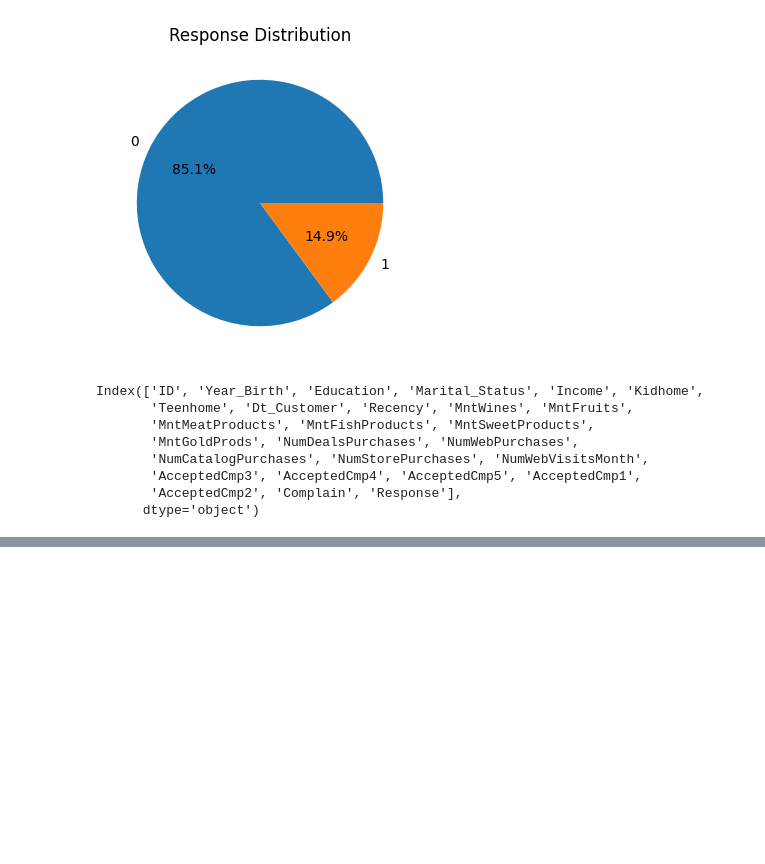
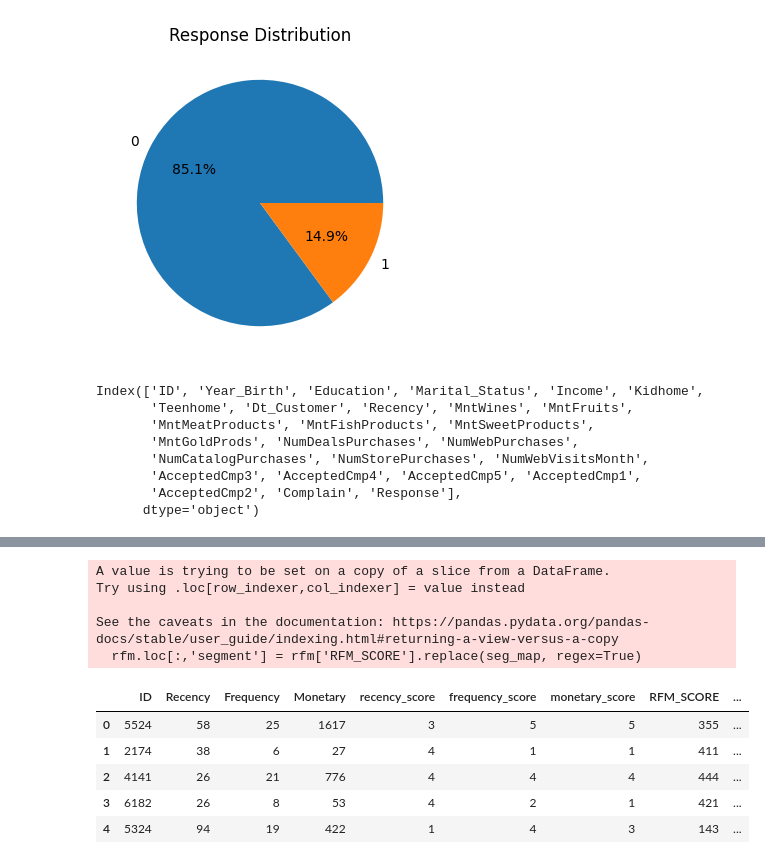
Before and after one commit to abdulrafay27/MarketingDataAnalytics, a Jupyter notebook: DataWrangling&EDA.ipynb, the cells around one changed output, grey strips where cells are left out. Cells and saved outputs as stored; diff of their text form; code cells hidden in the pictures; blank space fills up the shorter version.

Commit message:
generate updated data with rfm scores

```diff
--- a/DataWrangling&EDA.ipynb
+++ b/DataWrangling&EDA.ipynb
@@ -291,0 +298,3 @@ ValueError: could not convert string to float: 'Graduation'
+# %%
+rfm=df[['ID','Recency','Frequency','Monetary']]
+rfm.head()
@@ -291,0 +308,5 @@ ValueError: could not convert string to float: 'Graduation'
+# %%
+rfm.loc[:, "recency_score"] = pd.qcut(rfm['Recency'], 5, labels=[5, 4, 3, 2, 1])
+rfm.loc[:, "frequency_score"] = pd.qcut(rfm['Frequency'], 5, labels=[1, 2, 3, 4, 5])
+rfm.loc[:, "monetary_score"] = pd.qcut(rfm['Monetary'], 5, labels=[1, 2, 3, 4, 5])
+rfm.loc[:, "RFM_SCORE"] = (rfm['recency_score'].astype(str) + rfm['frequency_score'].astype(str))+rfm['monetary_score'].astype(str)
@@ -291,0 +343,31 @@ ValueError: could not convert string to float: 'Graduation'
+# %%
+seg_map = {
+    r'111': 'Lost',
+    r'[2-3][2-3][2-3]': 'Hibernating',
+    r'[1-2][2-5][2-5]': 'At Risk',
+    r'1[4-5][4-5]': 'Cant Lose Them',
+    r'[2-3][1-2][1-2]': 'About To Sleep',
+    r'[3-4][3-4][3-4]': 'Need Attention',
+    r'[2-4][3-4][4-5]': 'Loyal Customers',
+    r'[3-4]11': 'Promising',
+    r'[4-5]11': 'New Customers',
+    r'[3-5][1-3][1-3]': 'Potential Loyalists',
+    r'[4-5][4-5][4-5]': 'Champions'
+}
+# %%
+rfm.loc[:,'segment'] = rfm['RFM_SCORE'].replace(seg_map, regex=True)
+# %% [output]
+A value is trying to be set on a copy of a slice from a DataFrame.
+Try using .loc[row_indexer,col_indexer] = value instead
+
+See the caveats in the documentation: https://pandas.pydata.org/pandas-docs/stable/user_guide/indexing.html#returning-a-view-versus-a-copy
+  rfm.loc[:,'segment'] = rfm['RFM_SCORE'].replace(seg_map, regex=True)
+# %%
+rfm.head()
+# %% [output]
+|  | ID | Recency | Frequency | Monetary | recency_score | frequency_score | monetary_score | RFM_SCORE | ... |
+| 0 | 5524 | 58 | 25 | 1617 | 3 | 5 | 5 | 355 | ... |
+| 1 | 2174 | 38 | 6 | 27 | 4 | 1 | 1 | 411 | ... |
+| 2 | 4141 | 26 | 21 | 776 | 4 | 4 | 4 | 444 | ... |
+| 3 | 6182 | 26 | 8 | 53 | 4 | 2 | 1 | 421 | ... |
+| 4 | 5324 | 94 | 19 | 422 | 1 | 4 | 3 | 143 | ... |
```
Also changed, not shown: parts of 12 cells of this notebook, 2 other files.
